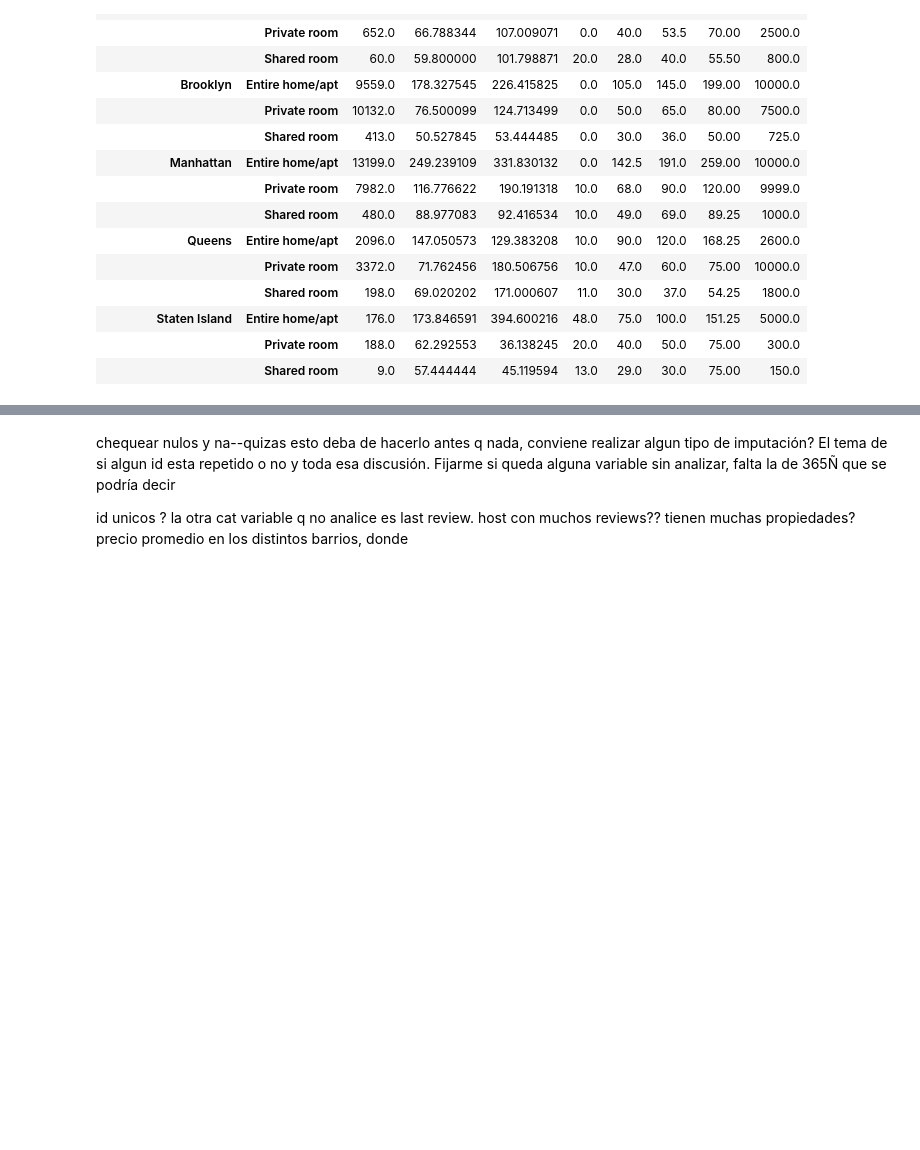
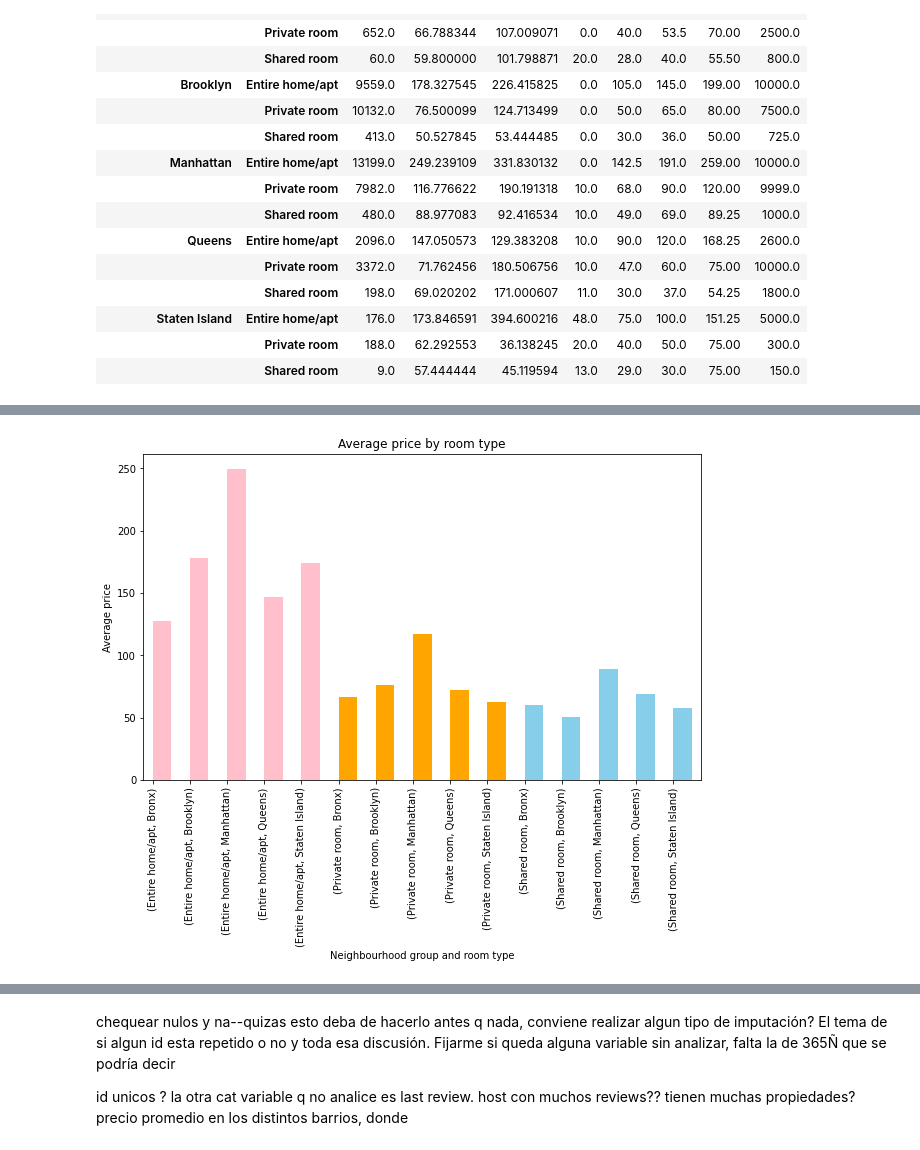
Before and after one commit to camidelgado/machine-learning-python-template, a Jupyter notebook: src/explore.ipynb, the cells around one changed output, grey strips where cells are left out. Cells and saved outputs as stored; diff of their text form; code cells hidden in the pictures; blank space fills up the shorter version.

```diff
--- a/src/explore.ipynb
+++ b/src/explore.ipynb
@@ -297,0 +281,10 @@ SyntaxError: invalid syntax (2508265815.py, line 1)
+# %%
+df_price=df.groupby(['room_type','neighbourhood_group'])['price'].mean()
+plt.figure(figsize=(10,6))
+df_price.plot(kind='bar',width=0.5, align='edge',color=[ 'pink', 'pink', 'pink', 'pink', 'pink', 'orange', 'orange', 'orange','orange','orange','skyblue','skyblue','skyblue','skyblue','skyblue'])
+plt.title('Average price by room type')
+plt.xlabel('Neighbourhood group and room type')
+plt.ylabel('Average price')
+plt.show()
+# %% [output]
+[figure, added]
```
Also changed, not shown: parts of 26 cells of this notebook.
